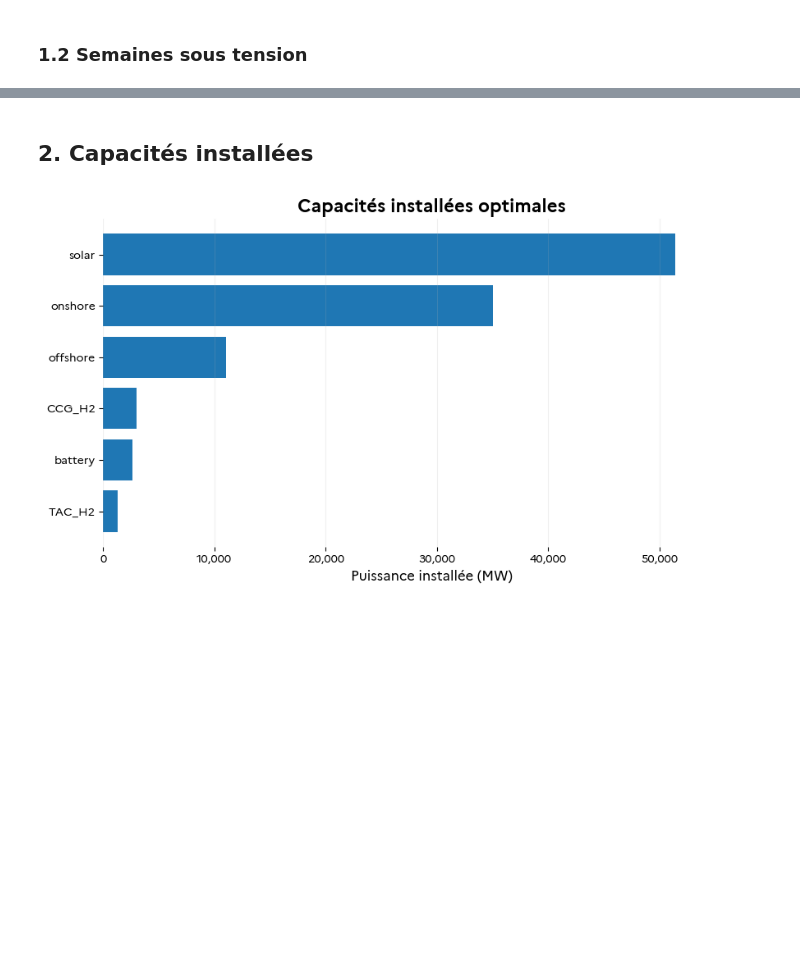
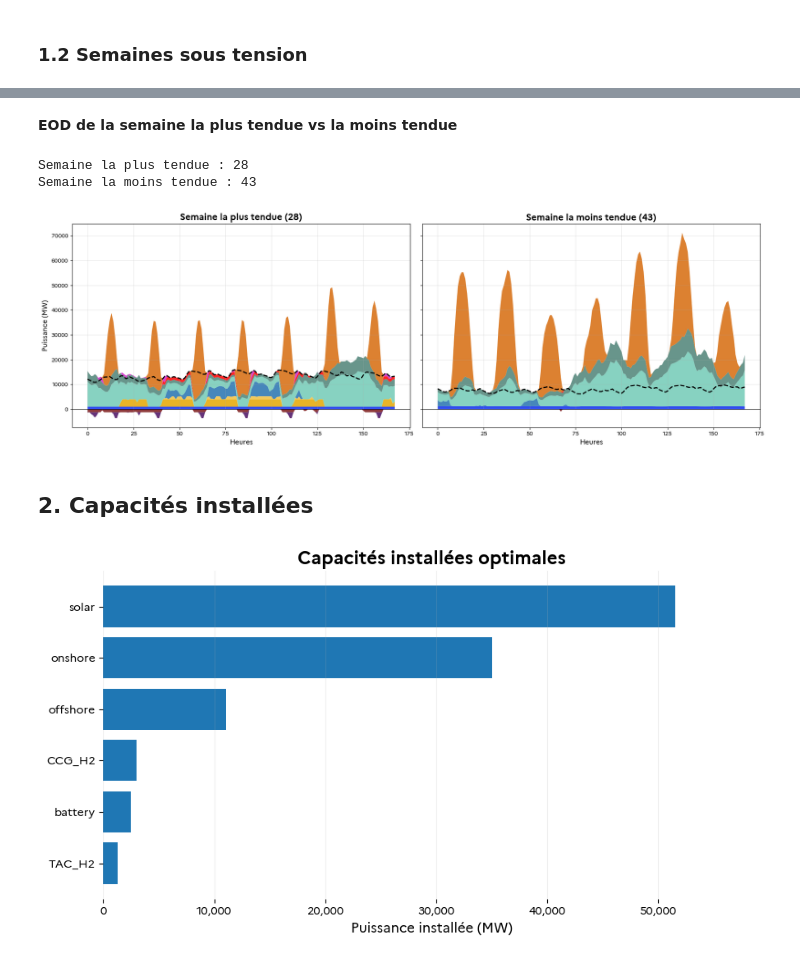
Before and after one commit to alextonon/ETE305_Optimization_Study, a Jupyter notebook: analysis.ipynb, the cells around one changed output, grey strips where cells are left out. Cells and saved outputs as stored; diff of their text form; code cells hidden in the pictures; blank space fills up the shorter version.

```diff
--- a/analysis.ipynb
+++ b/analysis.ipynb
@@ -236,4 +281,59 @@ day
 dtype: float64
+# %% [markdown]
+**EOD de la semaine la plus tendue vs la moins tendue**
+# %%
+print("Semaine la plus tendue :", week_max)
+print("Semaine la moins tendue :", week_min)
+
+# Extraction des semaines
+df_max = df_global[df_global['week'] == week_max].copy()
+df_min = df_global[df_global['week'] == week_min].copy()
+
+# Reset index pour affichage propre
+df_max = df_max.reset_index(drop=True)
+df_min = df_min.reset_index(drop=True)
+
+fig, axes = plt.subplots(1, 2, figsize=(18,6), sharey=True)
+
+for ax, df_week, title in zip(
+    axes,
+    [df_max, df_min],
+    [f"Semaine la plus tendue ({week_max})",
+     f"Semaine la moins tendue ({week_min})"]
+):
+
+    # --- STACK POSITIF ---
+    ax.stackplot(
+        df_week.index,
+        [df_week[c] for c in prod_cols],
+        colors=[palette[c] for c in prod_cols],
+        alpha=0.85
+    )
+
+    # --- STACK NEGATIF ---
+    ax.stackplot(
+        df_week.index,
+        [-df_week[c] for c in charge_cols],
+        colors=[palette[c] for c in charge_cols],
+        alpha=0.85
+    )
+
+    ax.axhline(0, color="black", linewidth=0.8)
+    ax.plot(df_week.index, df_week['Load'],
+            color="black", linestyle='--', linewidth=2)
+
+    ax.set_title(title)
+    ax.set_xlabel("Heures")
+    ax.grid(alpha=0.3)
+
+axes[0].set_ylabel("Puissance (MW)")
+plt.tight_layout()
+#plt.legend(loc='upper center', bbox_to_anchor=(0.5, -0.15), ncol=2)
+plt.show()
+# %% [output]
+Semaine la plus tendue : 28
+Semaine la moins tendue : 43
+[figure, added]
 # %% [markdown]
 ## **2. Capacités installées**
 # %%
```
Also changed, not shown: parts of 17 cells of this notebook.
